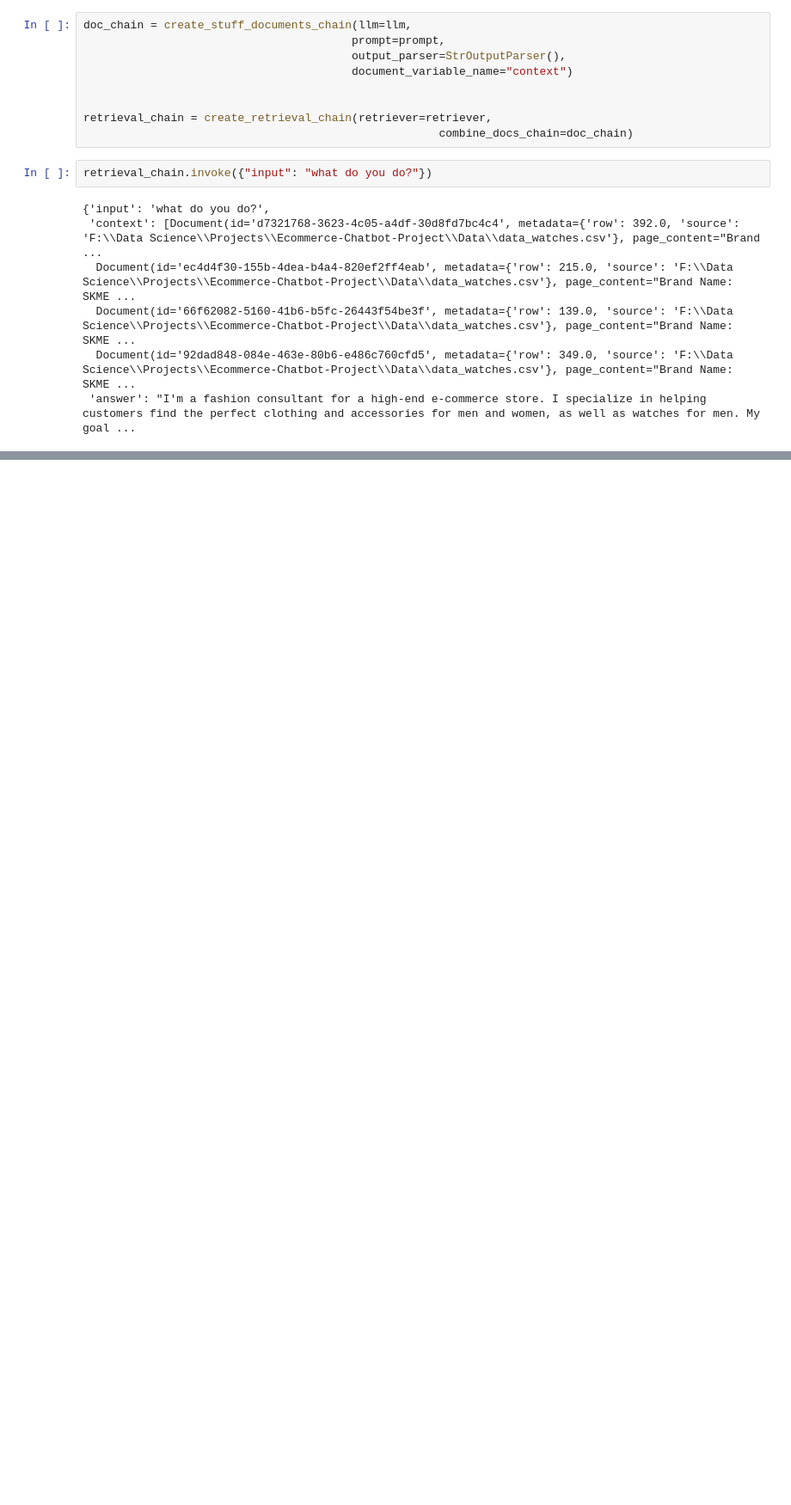
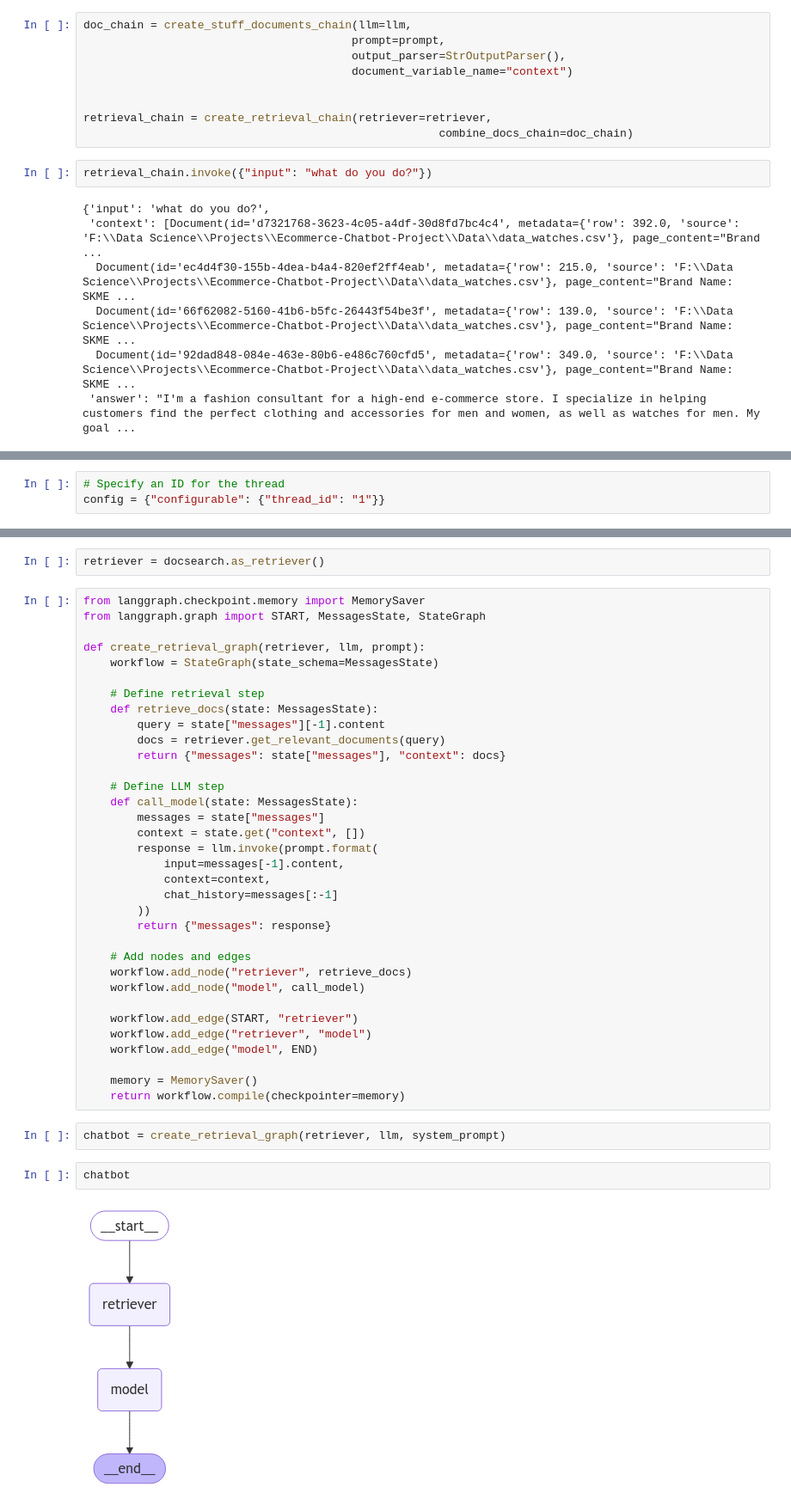
Before and after one commit to Dhanush-Raj1/Ecommerce-Chatbot-Project, a Jupyter notebook: Rough/rough.ipynb, the cells around one changed output, grey strips where cells are left out. Shown at 86% size. Cells and saved outputs as stored; diff of their text form; blank space fills up the shorter version.

```diff
--- a/Rough/rough.ipynb
+++ b/Rough/rough.ipynb
@@ -600,0 +1340,3 @@ retrieval_chain.invoke({"input": "what do you do?"})
+# %%
+# Specify an ID for the thread
+config = {"configurable": {"thread_id": "1"}}
@@ -600,0 +1419,42 @@ retrieval_chain.invoke({"input": "what do you do?"})
+# %%
+retriever = docsearch.as_retriever()
+# %%
+from langgraph.checkpoint.memory import MemorySaver
+from langgraph.graph import START, MessagesState, StateGraph
+
+def create_retrieval_graph(retriever, llm, prompt):
+    workflow = StateGraph(state_schema=MessagesState)
+
+    # Define retrieval step
+    def retrieve_docs(state: MessagesState):
+        query = state["messages"][-1].content
+        docs = retriever.get_relevant_documents(query)
+        return {"messages": state["messages"], "context": docs}
+
+    # Define LLM step
+    def call_model(state: MessagesState):
+        messages = state["messages"]
+        context = state.get("context", [])
+        response = llm.invoke(prompt.format(
+            input=messages[-1].content,
+            context=context,
+            chat_history=messages[:-1]
+        ))
+        return {"messages": response}
+
+    # Add nodes and edges
+    workflow.add_node("retriever", retrieve_docs)
+    workflow.add_node("model", call_model)
+
+    workflow.add_edge(START, "retriever")
+    workflow.add_edge("retriever", "model")
+    workflow.add_edge("model", END)
+
+    memory = MemorySaver()
+    return workflow.compile(checkpointer=memory)
+# %%
+chatbot = create_retrieval_graph(retriever, llm, system_prompt)
+# %%
+chatbot
+# %% [output]
+[figure, added]
```
Also changed, not shown: parts of 91 cells of this notebook.
